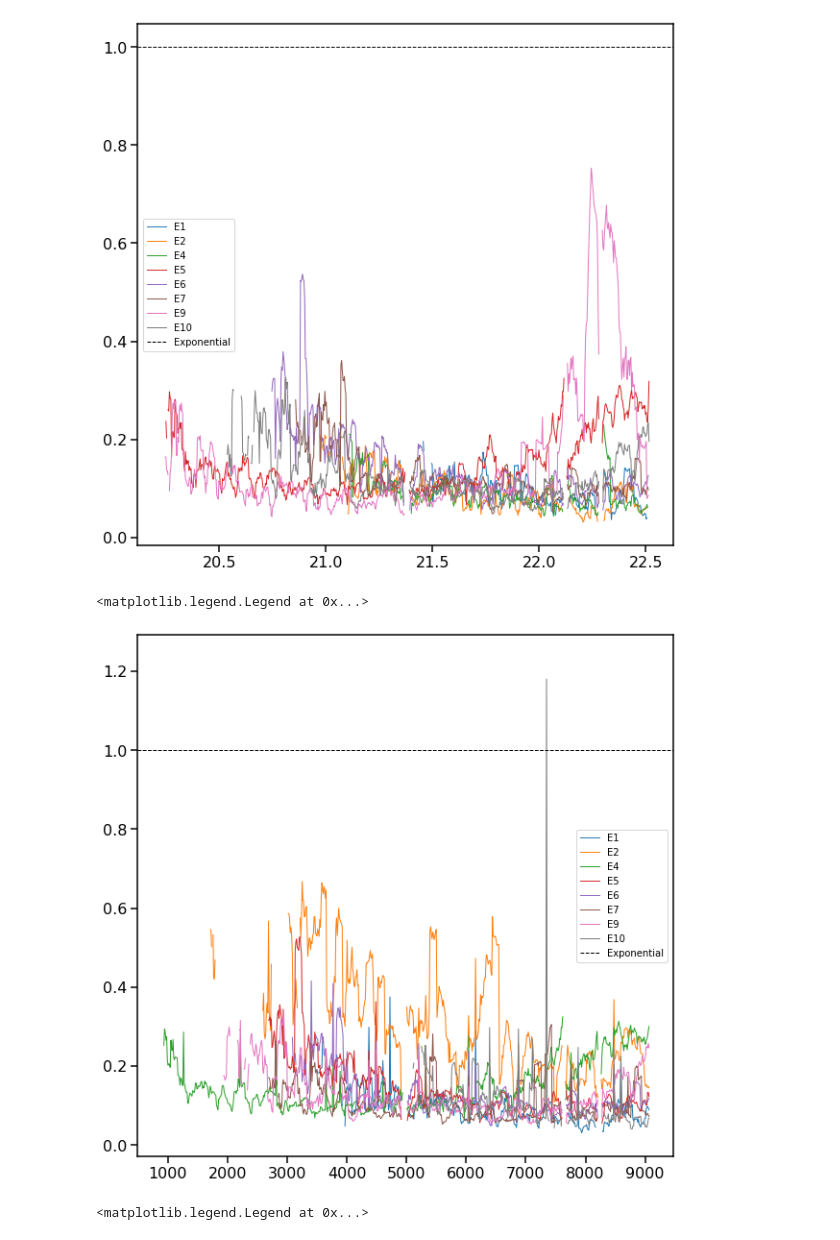
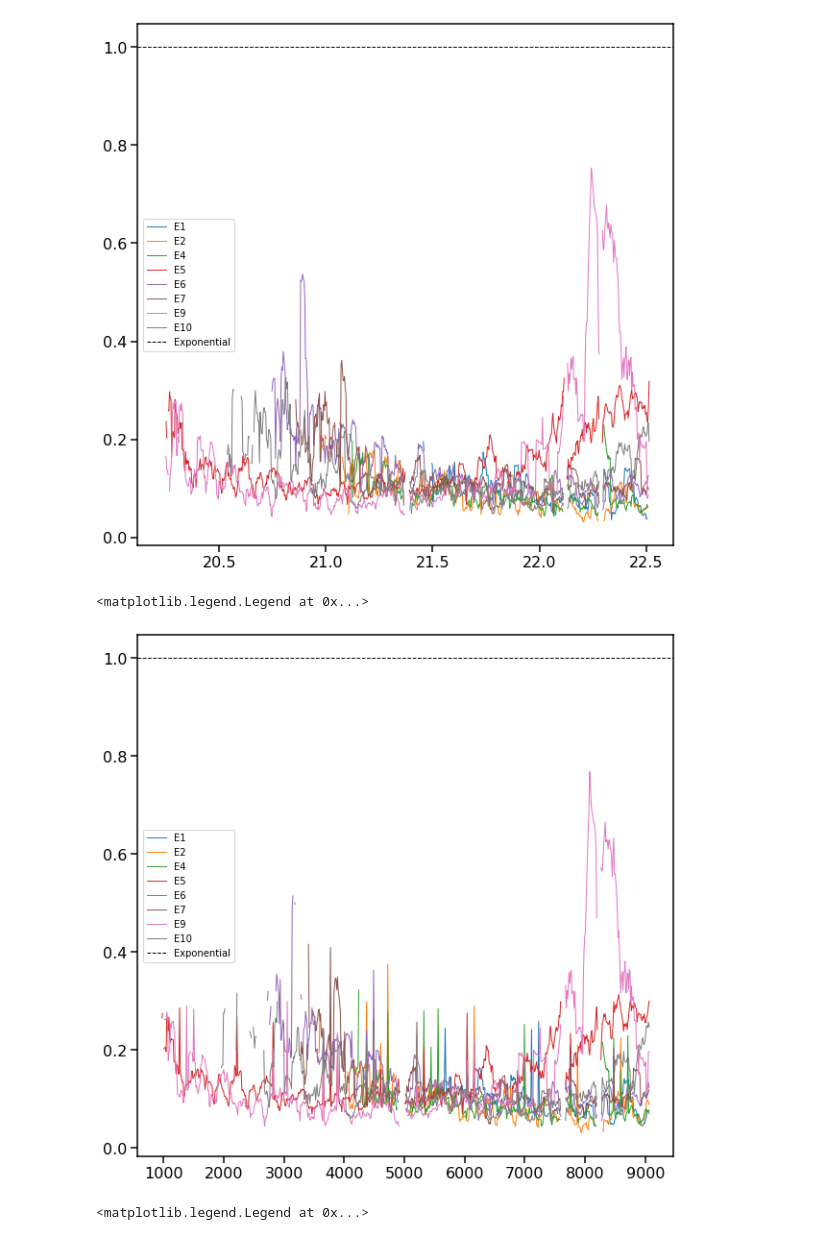
Before and after one commit to adamcohenlab/Jia2023FirstHeartbeat, a Jupyter notebook: calcium_Isi_new.ipynb, the cells around one changed output. Cells and saved outputs as stored; diff of their text form; code cells hidden in the pictures.

Commit message:
Add some plotting functions

```diff
--- a/calcium_Isi_new.ipynb
+++ b/calcium_Isi_new.ipynb
@@ -503,4 +510,5 @@ prominence = "auto"
 spike_stats_by_roi, sta_embryos, ststd_embryos = generate_peak_detection_stats(dff, rois, window, prominence, overlap=overlap, missing_data=missing)
 spike_stats_by_roi = spike_stats_by_roi.reset_index().set_index("embryo")
 # %%
-droi, dsta, dststd = dobj.get_windowed_peak_stats(1200, overlap=0.9, sta_before=0, sta_after=0, isi_stat_min_peaks=7)
+droi, dsta, dststd = dobj.get_windowed_peak_stats(1200, overlap=0.9, sta_before=0, sta_after=0, isi_stat_min_peaks=8)
+droi = droi.set_index("roi")
@@ -792,21 +781,21 @@ ax1.legend(handles=lines)
 # %%
 fig1, ax1 = plt.subplots(figsize=(10,10))
 # rois = [1,4,6,9,10]
 # embryos = [roi+1 for roi in rois]
 # embryos = [2,3,4,6,8,9,10,12]
 embryos = nice_embryos
 lines = []
 for embryo in embryos:
-    e_data = droi.loc[embryo]
+    e_data = droi.loc[embryo-1]
     l = ax1.plot(e_data["offset"], e_data["std_isi"]/e_data["mean_isi"], label= "E%d" % (embryo))
     lines.extend(l)
 l = ax1.axhline(1.0, color="black", label="Exponential", ls='--')
 lines.append(l)
 ax1.legend(handles=lines)
 # ax1.set_xlim(20, 22)
 # %% [output]
 <matplotlib.legend.Legend at 0x...>
-[figure, old version]
+[figure, new version]
 # %%
 filename = "verapamil"
 spike_stats_by_roi.to_csv("../%s_cv.csv" % filename)
```
Also changed, not shown: parts of 4 cells of this notebook, 3 other files.
